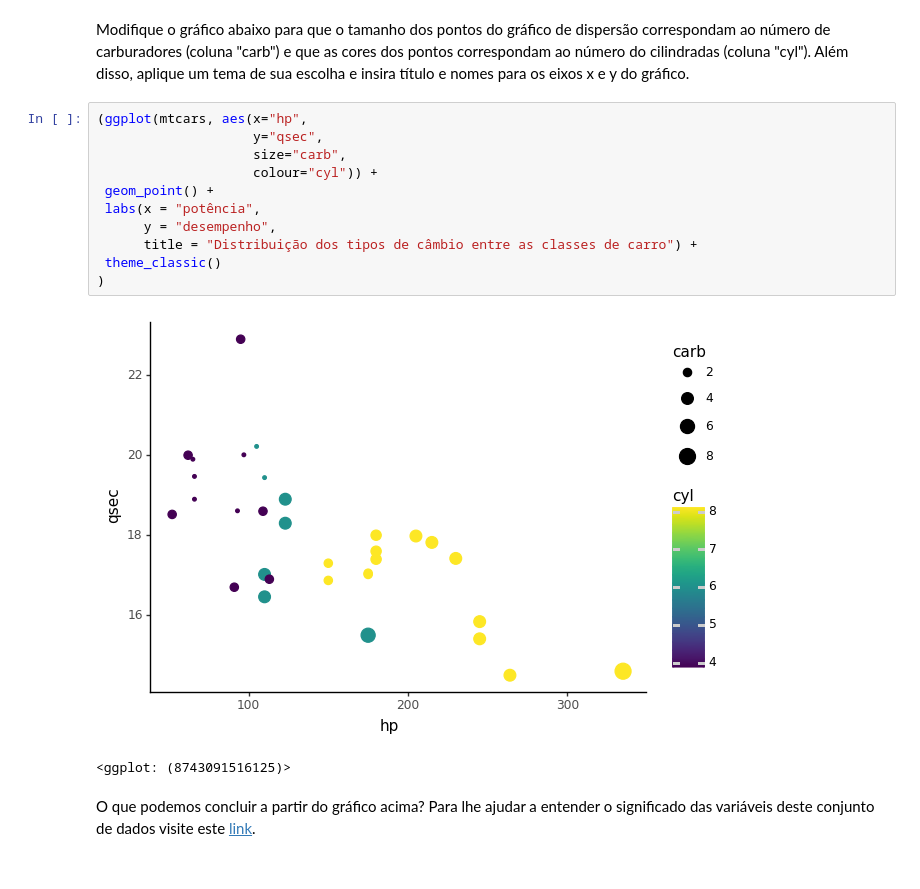
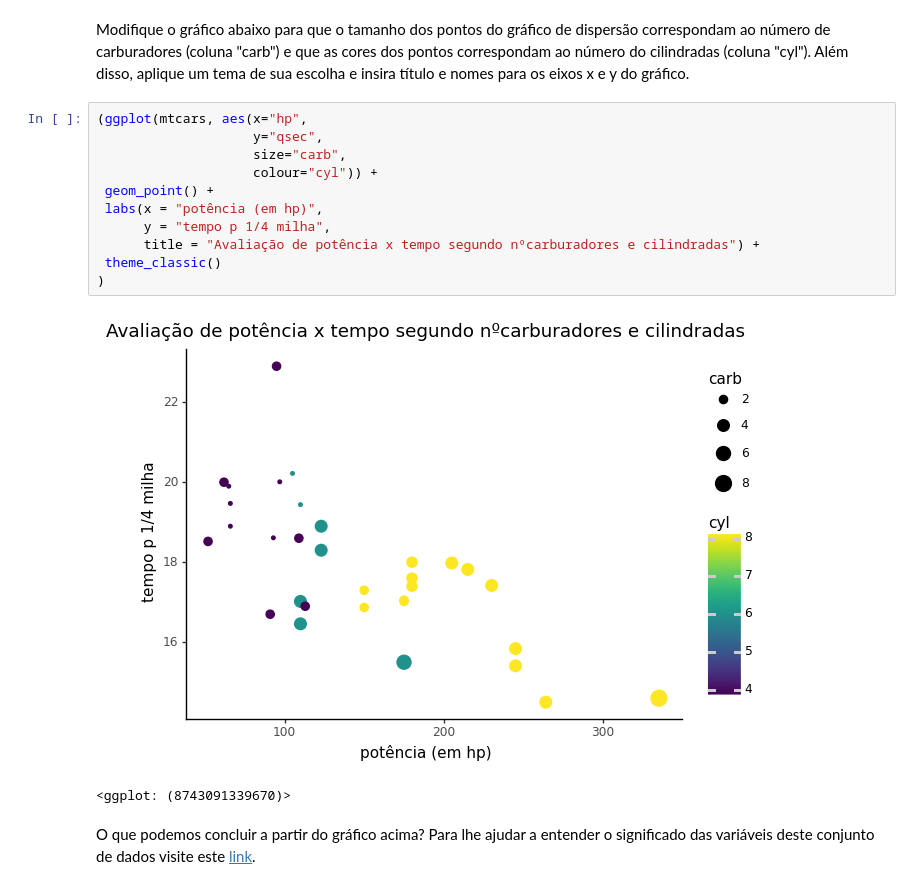
Before and after one commit to ef-souza/intro_python_verao_ime_2023, a Jupyter notebook: exercicios/exercicio04.ipynb, the cells around one changed output. Cells and saved outputs as stored; diff of their text form.

```diff
--- a/exercicios/exercicio04.ipynb
+++ b/exercicios/exercicio04.ipynb
@@ -69,16 +69,16 @@ Modifique o gráfico abaixo para que o tamanho dos pontos do gráfico de dispers
 # %%
 (ggplot(mtcars, aes(x="hp",
                     y="qsec",
                     size="carb",
                     colour="cyl")) +
  geom_point() +
- labs(x = "potência",
-      y = "desempenho",
-      title = "Distribuição dos tipos de câmbio entre as classes de carro") +
+ labs(x = "potência (em hp)",
+      y = "tempo p 1/4 milha",
+      title = "Avaliação de potência x tempo segundo nºcarburadores e cilindradas") +
  theme_classic()
 )
 # %% [output]
-[figure, old version]
+[figure, new version]
-<ggplot: (8743091516125)>
+<ggplot: (8743091339670)>
 # %% [markdown]
 O que podemos concluir a partir do gráfico acima? Para lhe ajudar a entender o significado das variáveis deste conjunto de dados visite este [link](https://rpubs.com/neros/61800).
```
